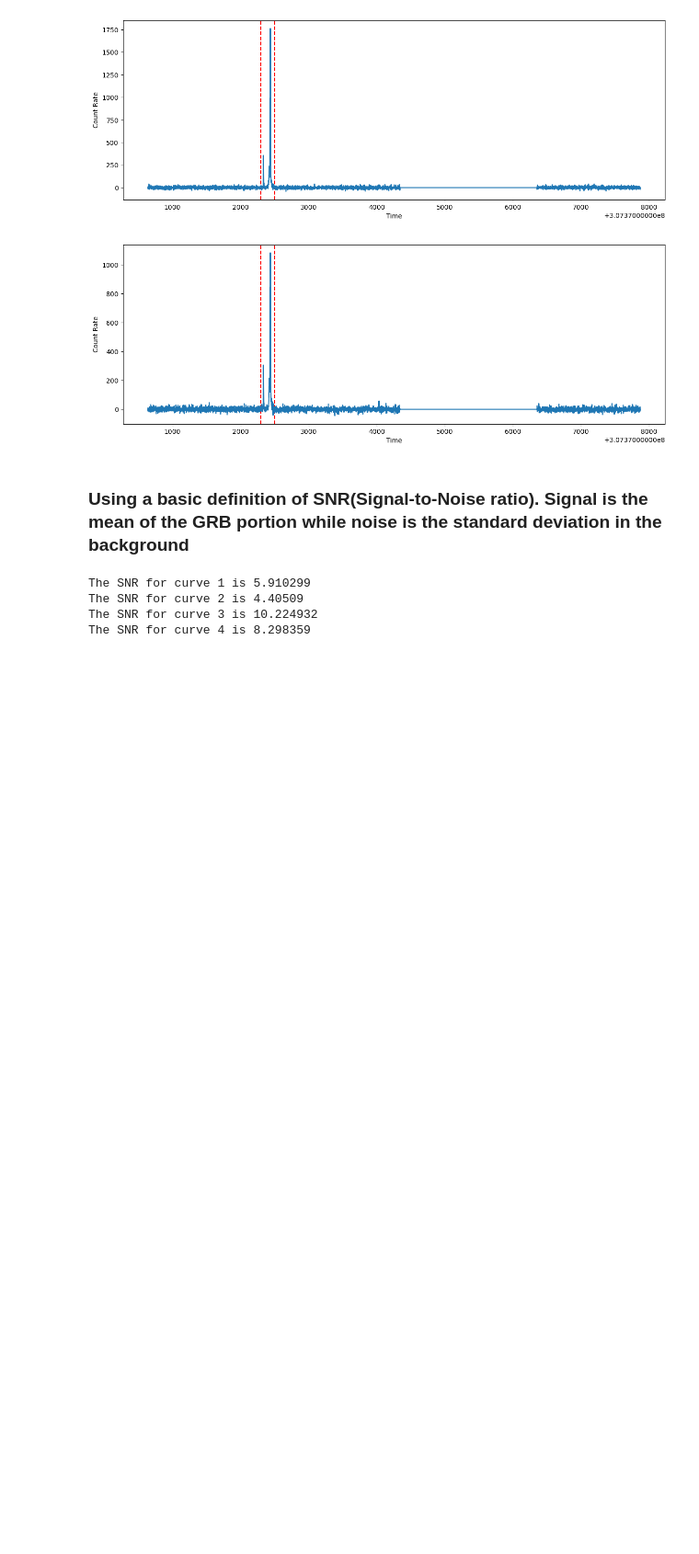
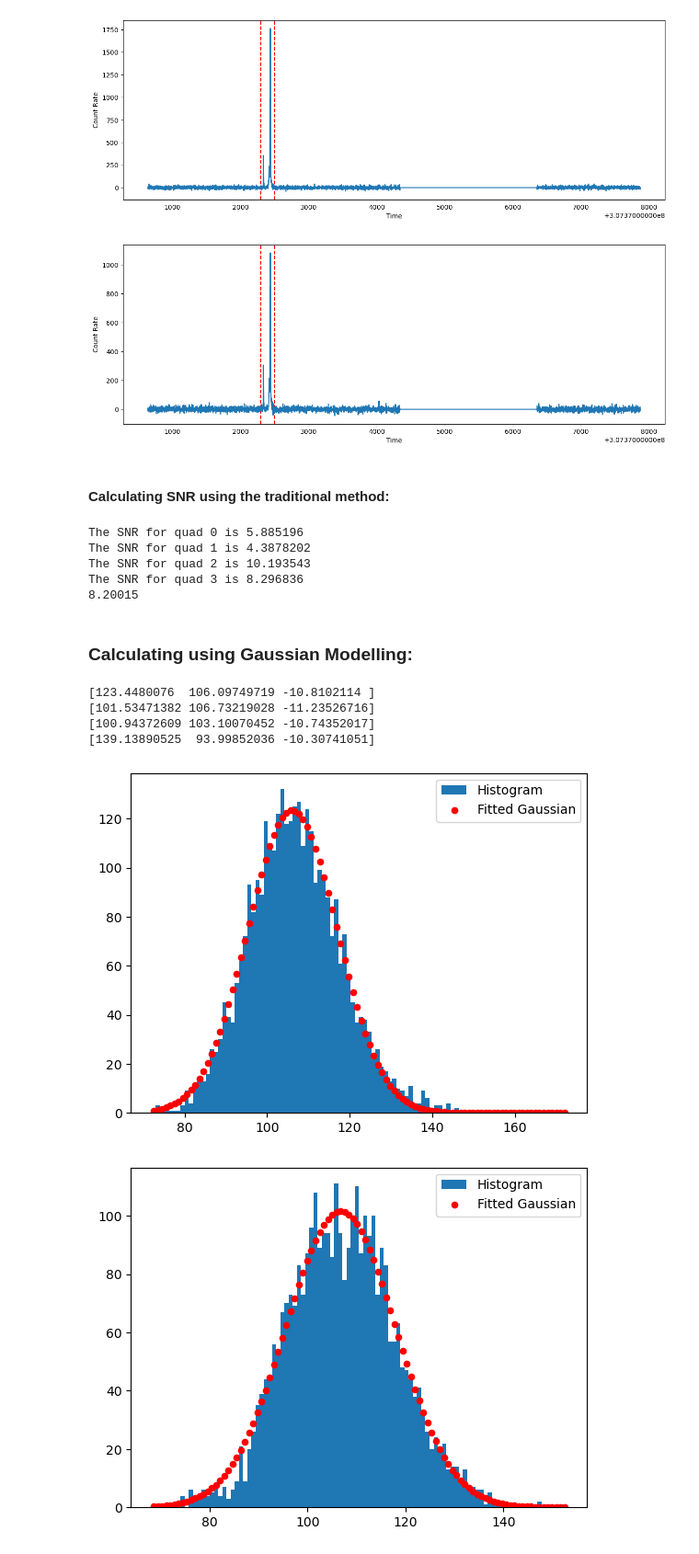
Before and after one commit to HeisenbergsCat03/ksp-grb, a Jupyter notebook: detrending_snr.ipynb, the cells around one changed output. Shown at 92% size. Cells and saved outputs as stored; diff of their text form; code cells hidden in the pictures; blank space fills up the shorter version.

```diff
--- a/detrending_snr.ipynb
+++ b/detrending_snr.ipynb
@@ -102,10 +108,10 @@ for m in m_complete:
 [figure]
 [figure]
 [figure]
-# %% [markdown]
-### Using a basic definition of SNR(Signal-to-Noise ratio). Signal is the mean of the GRB portion while noise is the standard deviation in the background
+# %% [markdown]
+#### Calculating SNR using the traditional method:
 # %%
-count = 0
+count = -1
 for m in m_complete:
     x = m[1].data['TIME']
     y = m[1].data['RATE']
@@ -113,14 +119,56 @@ for m in m_complete:
     indices_range = np.where((x  >= 2300 + c) & (x  <= 2500 + c))
     y_range = y[indices_range]
     mean = np.mean(y_range)
-    indices_range1 = np.where((x  <= 2300 + c) &(x>=650 +c))
+    indices_range1 = np.where((x  <= 2300 + c) &(x>=600 +c))
     indices_range2 = np.where((x  >= 2500 + c)&(x<=7800 +c))
-    y_range = []
-    y_range.append(y[indices_range1])
     add = np.concatenate([y[indices_range2],y[indices_range1]])
-    print("The SNR for curve",count,"is",mean/np.std(add))
+    print("The SNR for quad",count,"is",(mean-np.mean(add))/np.std(add))
+print(np.std(add))
 # %% [output]
-The SNR for curve 1 is 5.910299
-The SNR for curve 2 is 4.40509
-The SNR for curve 3 is 10.224932
-The SNR for curve 4 is 8.298359
+The SNR for quad 0 is 5.885196
+The SNR for quad 1 is 4.3878202
+The SNR for quad 2 is 10.193543
+The SNR for quad 3 is 8.296836
+8.20015
+# %% [markdown]
+### Calculating using Gaussian Modelling:
+# %%
+def gaussian(x, amplitude, mean, stddev):
+    return amplitude * np.exp(-((x - mean) / stddev) ** 2 / 2)
+# %%
+from scipy.optimize import curve_fit
+a1=fits.open('final_output_Q0.lc')
+a2=fits.open('final_output_Q1.lc')
+a3=fits.open('final_output_Q2.lc')
+a4=fits.open('final_output_Q3.lc')
+a_complete=[a1,a2,a3,a4]
+for a in a_complete:
+    x = a[1].data['TIME']
+    y = a[1].data['RATE']
+    indices_range1 = np.where((x  <= 2300 + c) &(x>=600 +c))
+    indices_range2 = np.where((x  >= 2500 + c)&(x<=4200 +c))
+    add = np.concatenate([y[indices_range2],y[indices_range1]])
+    hist, bins = np.histogram(add, bins=100, density=False)
+    bin_centers = (bins[:-1] + bins[1:]) / 2
+    amplitude_guess = np.max(hist)
+    mean_guess = np.mean(bin_centers)
+    initial_guess = [10, 100, 100]
+    popt, pcov = curve_fit(gaussian, bin_centers, hist, p0=initial_guess)
+    amplitude_fit, mean_fit, stddev_fit = popt
+    curve_x = np.linspace(min(bin_centers), max(bin_centers), 100)
+    curve_y = gaussian(curve_x, amplitude_fit, mean_fit, stddev_fit)
+    plt.subplots(1, 1)
+    plt.hist(add,bins = 100, label='Histogram',density=False)
+    plt.scatter(curve_x, curve_y, color = 'red', label='Fitted Gaussian',s=20)
+    plt.legend()
+    print(popt)
+stddev = [10.81021497,11.23526502,10.7435229,10.30741077]
+mean = [106.09750484,106.73219128,103.10070355,93.99851953]
+amp = [123.4479872, 101.53472349, 100.94371328, 139.13890348]
+# %% [output]
+[123.4480076  106.09749719 -10.8102114 ]
+[101.53471382 106.73219028 -11.23526716]
+[100.94372609 103.10070452 -10.74352017]
+[139.13890525  93.99852036 -10.30741051]
+[figure, added]
+[figure, added]
```
Also changed, not shown: parts of 6 cells of this notebook, 9 other files.
